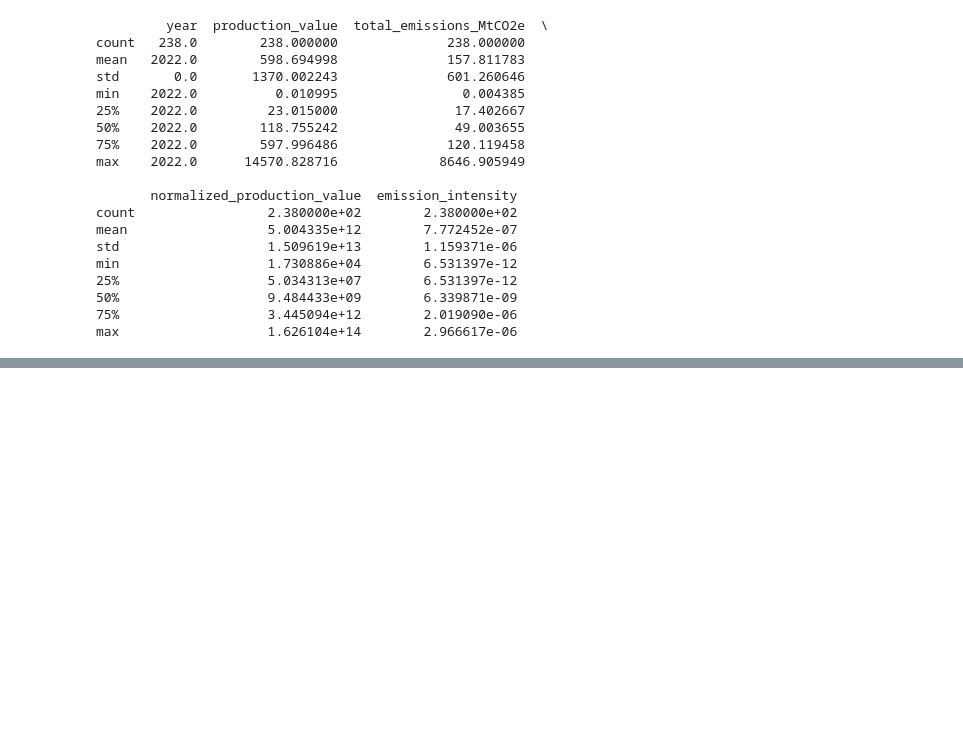
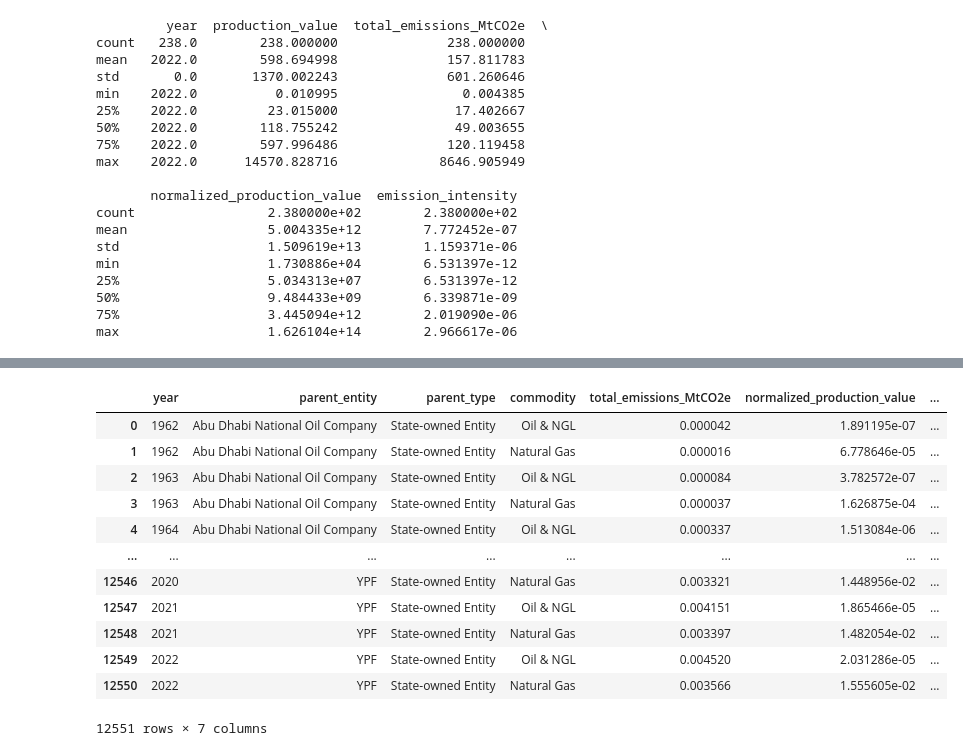
Before and after one commit to PPathole/CO2_emissions, a Jupyter notebook: c02_emissions.ipynb, the cells around one changed output, grey strips where cells are left out. Cells and saved outputs as stored; diff of their text form; code cells hidden in the pictures; blank space fills up the shorter version.

```diff
--- a/c02_emissions.ipynb
+++ b/c02_emissions.ipynb
@@ -557,0 +696,16 @@ max                   1.626104e+14        2.966617e-06
+# %%
+emission_data
+# %% [output]
+|  | year | parent_entity | parent_type | commodity | total_emissions_MtCO2e | normalized_production_value | ... |
+| 0 | 1962 | Abu Dhabi National Oil Company | State-owned Entity | Oil & NGL | 0.000042 | 1.891195e-07 | ... |
+| 1 | 1962 | Abu Dhabi National Oil Company | State-owned Entity | Natural Gas | 0.000016 | 6.778646e-05 | ... |
+| 2 | 1963 | Abu Dhabi National Oil Company | State-owned Entity | Oil & NGL | 0.000084 | 3.782572e-07 | ... |
+| 3 | 1963 | Abu Dhabi National Oil Company | State-owned Entity | Natural Gas | 0.000037 | 1.626875e-04 | ... |
+| 4 | 1964 | Abu Dhabi National Oil Company | State-owned Entity | Oil & NGL | 0.000337 | 1.513084e-06 | ... |
+| ... | ... | ... | ... | ... | ... | ... | ... |
+| 12546 | 2020 | YPF | State-owned Entity | Natural Gas | 0.003321 | 1.448956e-02 | ... |
+| 12547 | 2021 | YPF | State-owned Entity | Oil & NGL | 0.004151 | 1.865466e-05 | ... |
+| 12548 | 2021 | YPF | State-owned Entity | Natural Gas | 0.003397 | 1.482054e-02 | ... |
+| 12549 | 2022 | YPF | State-owned Entity | Oil & NGL | 0.004520 | 2.031286e-05 | ... |
+| 12550 | 2022 | YPF | State-owned Entity | Natural Gas | 0.003566 | 1.555605e-02 | ... |
+12551 rows × 7 columns
```
Also changed, not shown: parts of 30 cells of this notebook.
